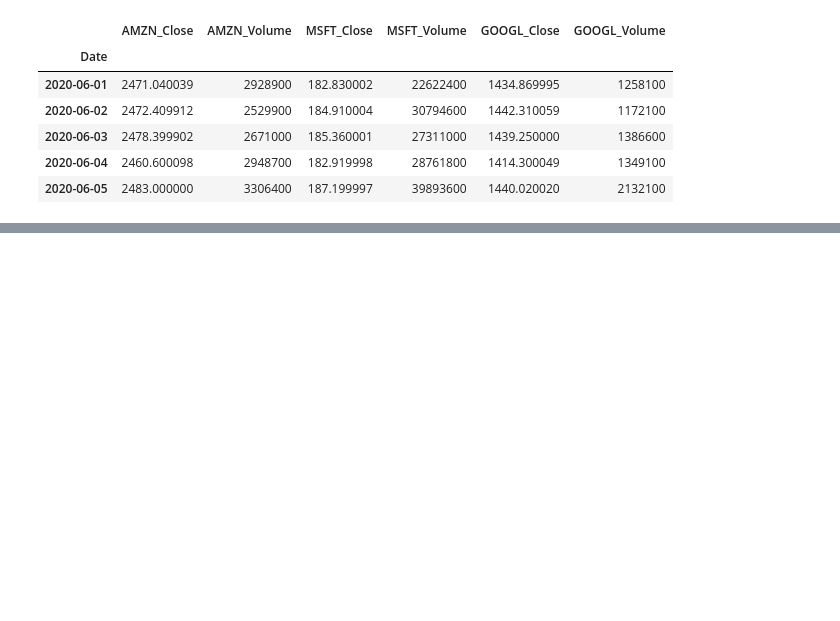
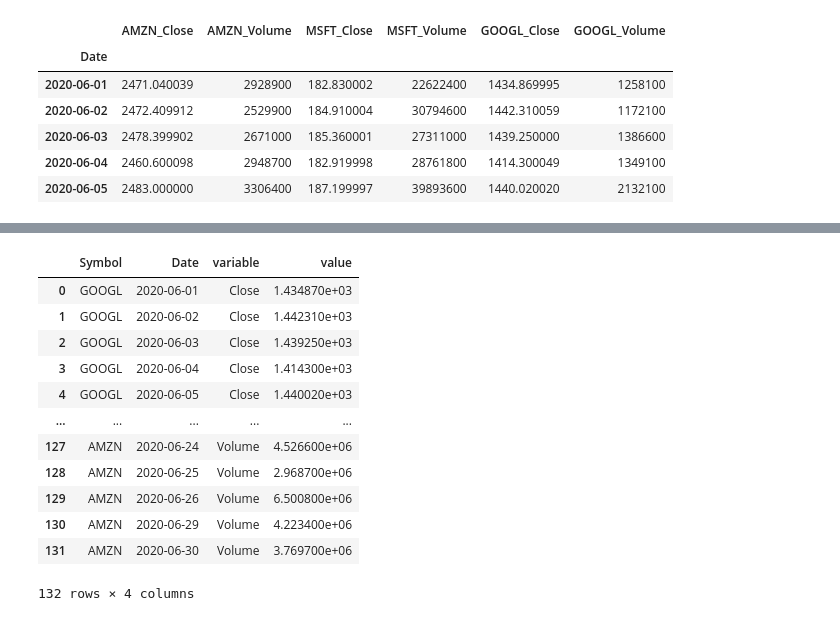
Before and after one commit to MarcusPelo/data-wrangling-with-pandas, a Jupyter notebook: data-wrangling-with-pandas.ipynb, the cells around one changed output, grey strips where cells are left out. Drawn from its saved outputs; the diff is of its cells as text; code cells hidden in the pictures; blank space fills up the shorter version.

```diff
--- a/data-wrangling-with-pandas.ipynb
+++ b/data-wrangling-with-pandas.ipynb
@@ -236,0 +239,7 @@ all_df_agg.head()
+# %%
+google = pd.read_csv('data/google_june_2020.csv', index_col = 0)
+msft = pd.read_csv('data/msft_june_2020.csv', index_col = 0)
+amzn = pd.read_csv('data/amzn_june_2020.csv', index_col = 0)
+all_df = pd.concat([google, msft, amzn])
+all_df.reset_index(drop=True, inplace=True)
+all_df.head()
@@ -236,0 +285,4 @@ all_df_agg.head()
+# %%
+another_df = all_df.set_index(['Symbol','Date'])
+unstacked_df = another_df.unstack(level = 'Symbol')
+unstacked_df.head()
@@ -236,0 +332,16 @@ all_df_agg.head()
+# %%
+all_df.melt(id_vars=['Symbol','Date'])
+# %% [output]
+|  | Symbol | Date | variable | value |
+| 0 | GOOGL | 2020-06-01 | Close | 1.434870e+03 |
+| 1 | GOOGL | 2020-06-02 | Close | 1.442310e+03 |
+| 2 | GOOGL | 2020-06-03 | Close | 1.439250e+03 |
+| 3 | GOOGL | 2020-06-04 | Close | 1.414300e+03 |
+| 4 | GOOGL | 2020-06-05 | Close | 1.440020e+03 |
+| ... | ... | ... | ... | ... |
+| 127 | AMZN | 2020-06-24 | Volume | 4.526600e+06 |
+| 128 | AMZN | 2020-06-25 | Volume | 2.968700e+06 |
+| 129 | AMZN | 2020-06-26 | Volume | 6.500800e+06 |
+| 130 | AMZN | 2020-06-29 | Volume | 4.223400e+06 |
+| 131 | AMZN | 2020-06-30 | Volume | 3.769700e+06 |
+132 rows × 4 columns
```
Also changed, not shown: parts of 12 cells of this notebook.
